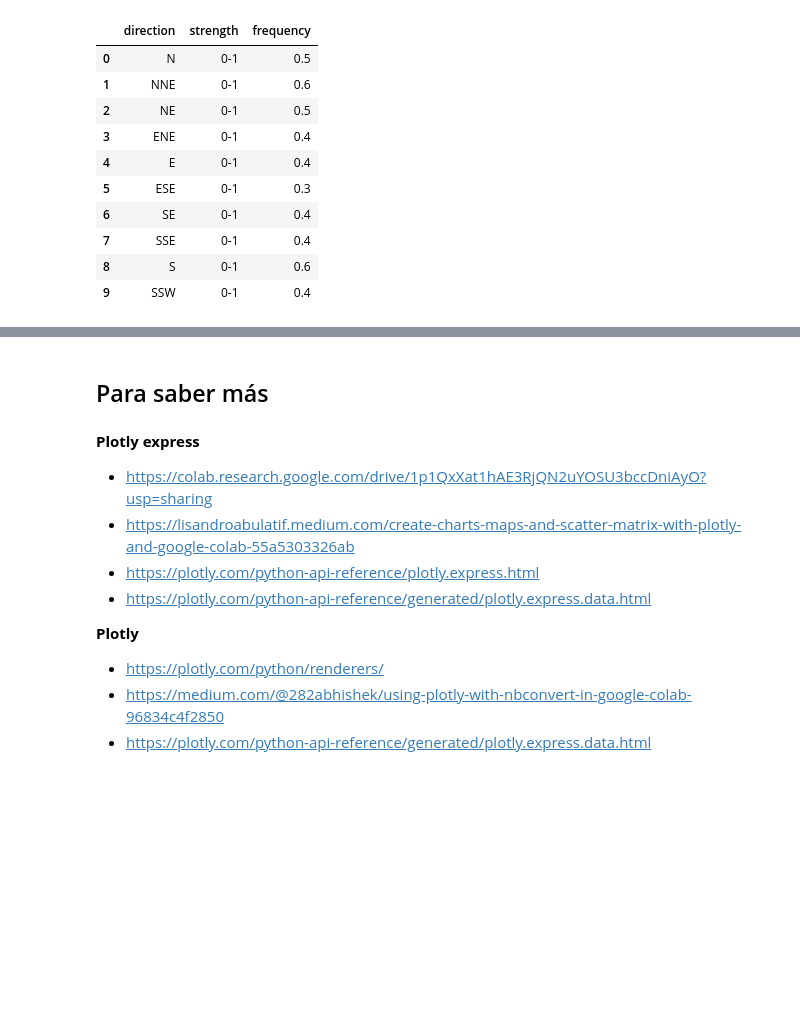
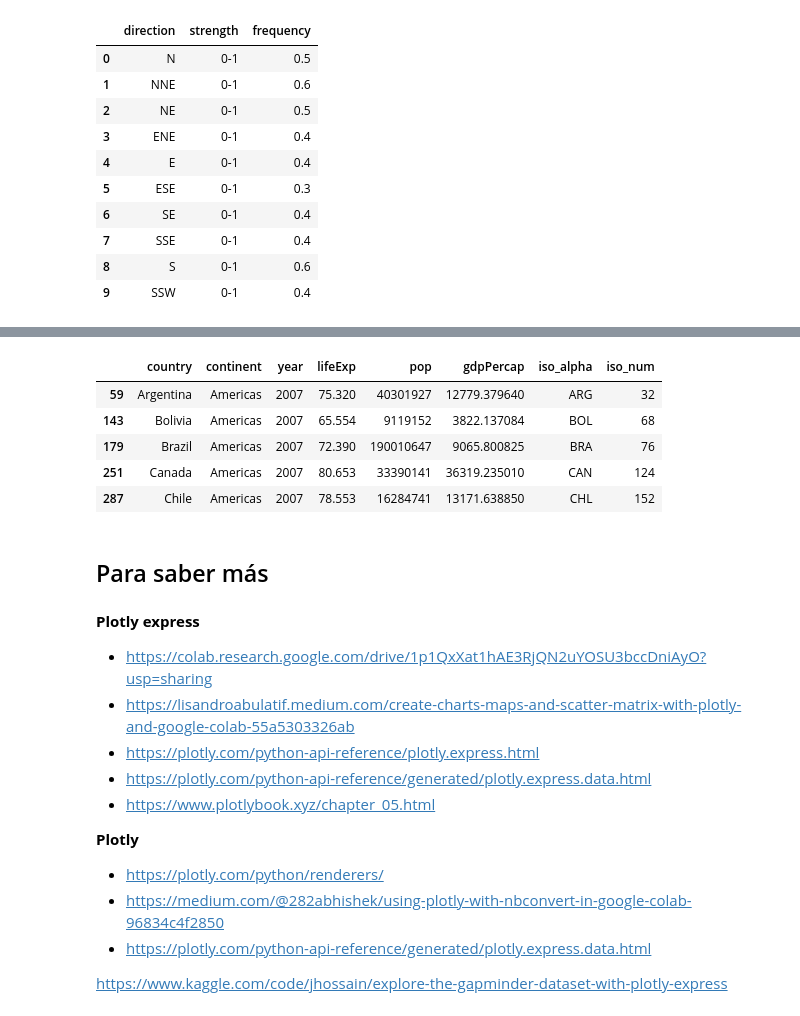
Before and after one commit to leticiaram/Consultoria, a Jupyter notebook: Introduccion_a_Plotly_Express.ipynb, the cells around one changed output, grey strips where cells are left out. Cells and saved outputs as stored; diff of their text form; code cells hidden in the pictures; blank space fills up the shorter version.

```diff
--- a/Introduccion_a_Plotly_Express.ipynb
+++ b/Introduccion_a_Plotly_Express.ipynb
@@ -335,0 +360,27 @@ df.head(10)
+# %%
+# Load the dataset
+data = px.data.gapminder().query("continent == 'Americas' & year == 2007")
+
+# Create a Choropleth Map
+fig = px.choropleth(data_frame=data,
+                    locations='iso_alpha',
+                    color='pop',
+                    hover_name='country',
+                    title='Urban Population',
+                    color_continuous_scale='blues')
+
+# Set the map layout
+fig.update_geos(
+    visible=False,
+    resolution=50,
+    showcountries=True,
+    countrycolor="gray",
+    showcoastlines=True,
+    coastlinecolor="white",
+    projection_type="orthographic",  #"natural earth",
+    lataxis_range=[10, 40],
+    lonaxis_range=[-90, -100]
+)
+
+# Display the map
+fig.show()
@@ -336,3 +389,12 @@ df.head(10)
+# %%
+data.head()
+# %% [output]
+|  | country | continent | year | lifeExp | pop | gdpPercap | iso_alpha | iso_num |
+| 59 | Argentina | Americas | 2007 | 75.320 | 40301927 | 12779.379640 | ARG | 32 |
+| 143 | Bolivia | Americas | 2007 | 65.554 | 9119152 | 3822.137084 | BOL | 68 |
+| 179 | Brazil | Americas | 2007 | 72.390 | 190010647 | 9065.800825 | BRA | 76 |
+| 251 | Canada | Americas | 2007 | 80.653 | 33390141 | 36319.235010 | CAN | 124 |
+| 287 | Chile | Americas | 2007 | 78.553 | 16284741 | 13171.638850 | CHL | 152 |
 # %% [markdown]
 ## Para saber más
 # %% [markdown]
@@ -341,8 +403,12 @@ df.head(10)
 - https://lisandroabulatif.medium.com/create-charts-maps-and-scatter-matrix-with-plotly-and-google-colab-55a5303326ab
 -  https://plotly.com/python-api-reference/plotly.express.html
 - https://plotly.com/python-api-reference/generated/plotly.express.data.html
+- https://www.plotlybook.xyz/chapter_05.html
 
 **Plotly**
 - https://plotly.com/python/renderers/
 - https://medium.com/@282abhishek/using-plotly-with-nbconvert-in-google-colab-96834c4f2850
 - https://plotly.com/python-api-reference/generated/plotly.express.data.html
+
+
+https://www.kaggle.com/code/jhossain/explore-the-gapminder-dataset-with-plotly-express
```
Also changed, not shown: parts of 7 cells of this notebook.
